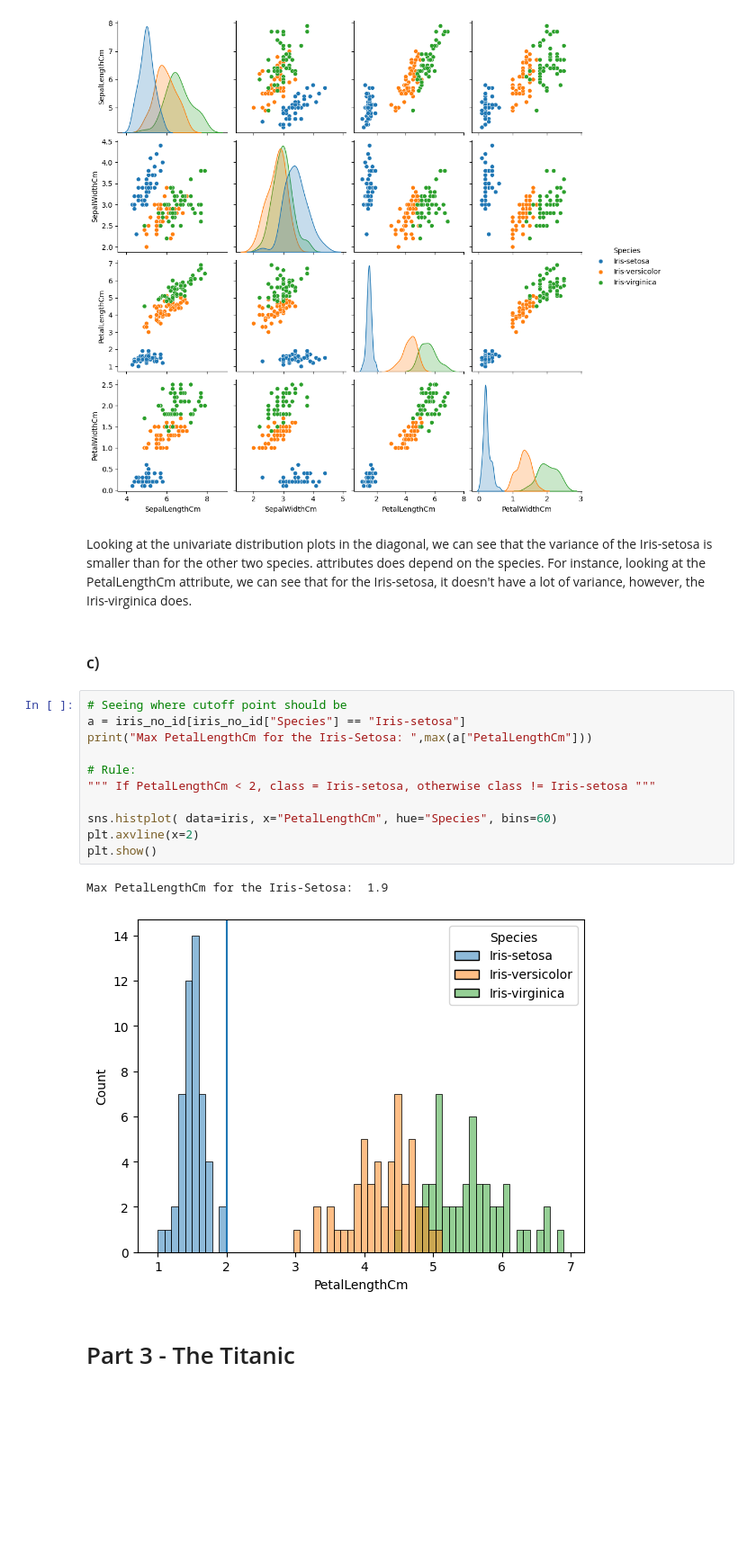
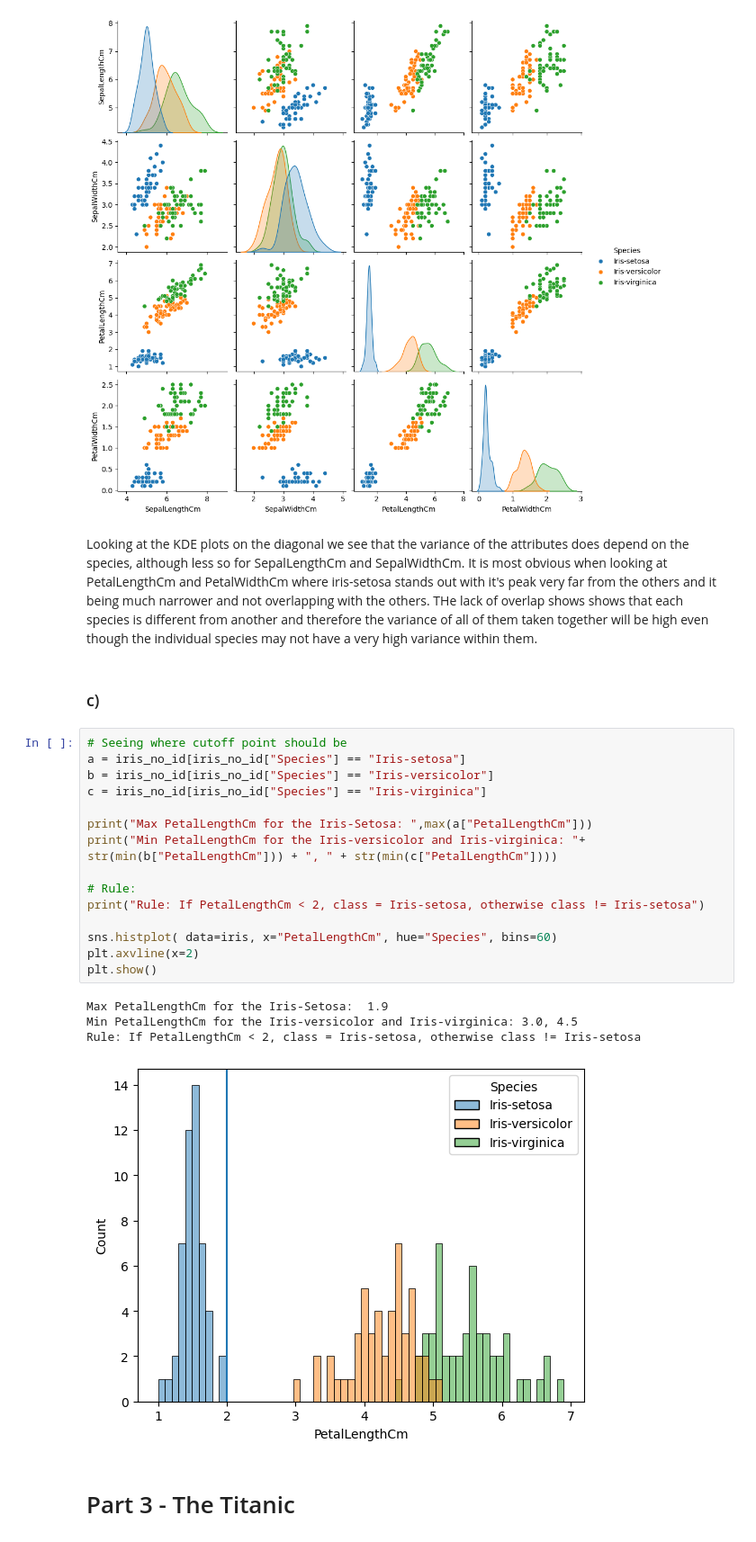
Before and after one commit to omarbessi04/ML-Tut1, a Jupyter notebook: main.ipynb, the cells around one changed output. Shown: that part at 90% size. Saved outputs shown, nothing was run; the diff lists cells and outputs as text; blank space fills up the shorter version.

```diff
--- a/main.ipynb
+++ b/main.ipynb
@@ -80,24 +80,29 @@ sns.pairplot(iris_no_id, hue="Species")
 <seaborn.axisgrid.PairGrid at 0x...>
 [figure]
 # %% [markdown]
-Looking at the univariate distribution plots in the diagonal, we can see that the variance of the Iris-setosa is smaller than for the other two species. attributes does depend on the species.
-For instance, looking at the PetalLengthCm attribute, we can see that for the Iris-setosa, it doesn't have a lot of variance, however, the Iris-virginica does.
+Looking at the KDE plots on the diagonal we see that the variance of the attributes does depend on the species, although less so for SepalLengthCm and SepalWidthCm. It is most obvious when looking at PetalLengthCm and PetalWidthCm where iris-setosa stands out with it's peak very far from the others and it being much narrower and not overlapping with the others. THe lack of overlap shows shows that each species is different from another and therefore the variance of all of them taken together will be high even though the individual species may not have a very high variance within them.
 # %% [markdown]
 ### c)
 # %%
 # Seeing where cutoff point should be
 a = iris_no_id[iris_no_id["Species"] == "Iris-setosa"]
+b = iris_no_id[iris_no_id["Species"] == "Iris-versicolor"]
+c = iris_no_id[iris_no_id["Species"] == "Iris-virginica"]
+
 print("Max PetalLengthCm for the Iris-Setosa: ",max(a["PetalLengthCm"]))
+print("Min PetalLengthCm for the Iris-versicolor and Iris-virginica: "+ str(min(b["PetalLengthCm"])) + ", " + str(min(c["PetalLengthCm"])))
 
 # Rule:
-""" If PetalLengthCm < 2, class = Iris-setosa, otherwise class != Iris-setosa """
+print("Rule: If PetalLengthCm < 2, class = Iris-setosa, otherwise class != Iris-setosa")
 
 sns.histplot( data=iris, x="PetalLengthCm", hue="Species", bins=60)
 plt.axvline(x=2)
 plt.show()
 # %% [output]
 Max PetalLengthCm for the Iris-Setosa:  1.9
+Min PetalLengthCm for the Iris-versicolor and Iris-virginica: 3.0, 4.5
+Rule: If PetalLengthCm < 2, class = Iris-setosa, otherwise class != Iris-setosa
-[figure, old version]
+[figure, new version]
 # %% [markdown]
 # Part 3 - The Titanic
 # %% [markdown]
```
Also changed, not shown: parts of 7 cells of this notebook.
